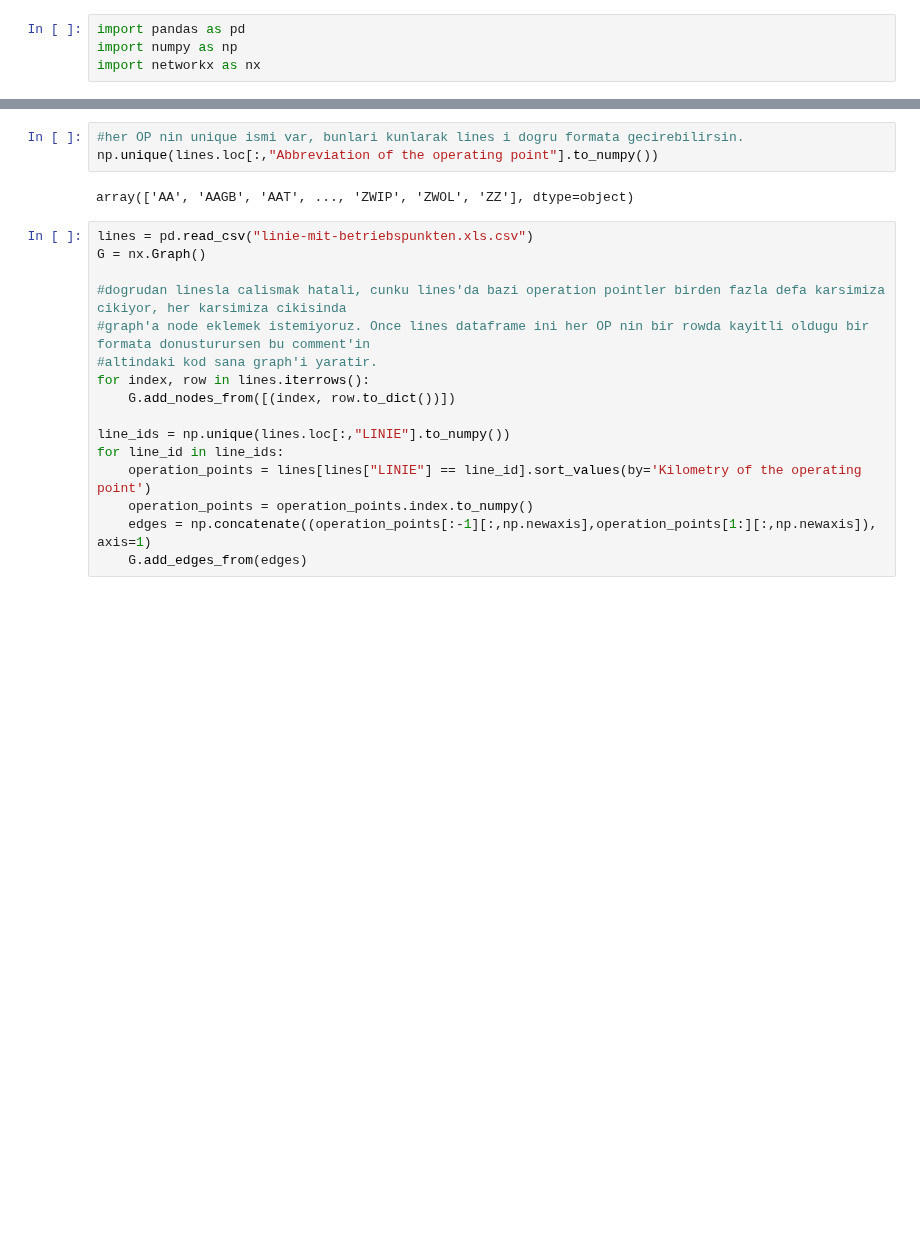
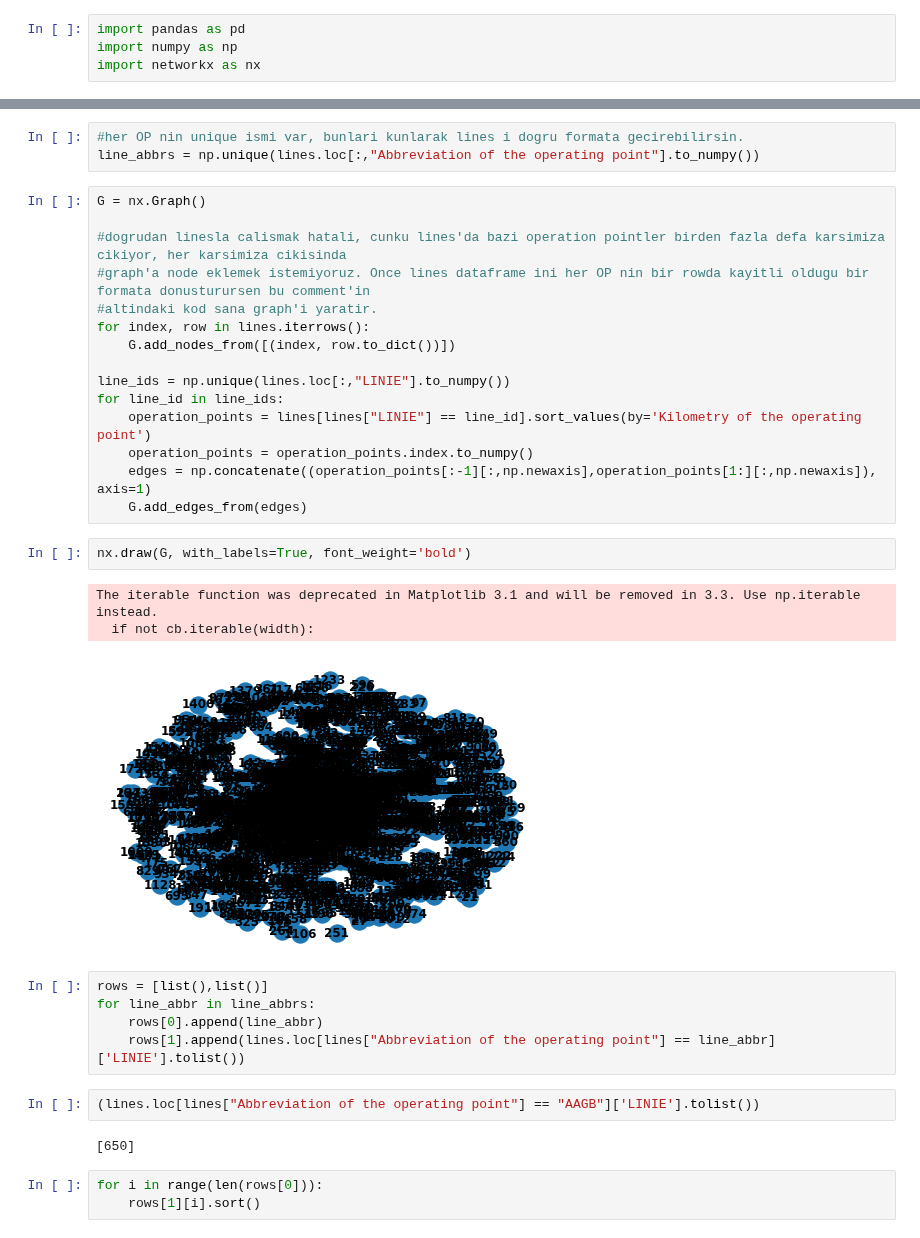
Before and after one commit to oalkayacd/polyhack2020, a Jupyter notebook: build_graph.ipynb, the cells around one changed output, grey strips where cells are left out. Cells and saved outputs as stored; diff of their text form; blank space fills up the shorter version.

Commit message:
added unique op to linie dataset

```diff
--- a/build_graph.ipynb
+++ b/build_graph.ipynb
@@ -5,10 +23,7 @@ import networkx as nx
 # %%
 #her OP nin unique ismi var, bunlari kunlarak lines i dogru formata gecirebilirsin.
-np.unique(lines.loc[:,"Abbreviation of the operating point"].to_numpy())
+line_abbrs = np.unique(lines.loc[:,"Abbreviation of the operating point"].to_numpy())
-# %% [output]
-array(['AA', 'AAGB', 'AAT', ..., 'ZWIP', 'ZWOL', 'ZZ'], dtype=object)
 # %%
-lines = pd.read_csv("linie-mit-betriebspunkten.xls.csv")
 G = nx.Graph()
 
 #dogrudan linesla calismak hatali, cunku lines'da bazi operation pointler birden fazla defa karsimiza cikiyor, her karsimiza cikisinda
@@ -23,3 +38,21 @@ for line_id in line_ids:
     operation_points = operation_points.index.to_numpy()
     edges = np.concatenate((operation_points[:-1][:,np.newaxis],operation_points[1:][:,np.newaxis]), axis=1)
     G.add_edges_from(edges)
+# %%
+nx.draw(G, with_labels=True, font_weight='bold')
+# %% [output]
+The iterable function was deprecated in Matplotlib 3.1 and will be removed in 3.3. Use np.iterable instead.
+  if not cb.iterable(width):
+[figure, added]
+# %%
+rows = [list(),list()]
+for line_abbr in line_abbrs:
+    rows[0].append(line_abbr)
+    rows[1].append(lines.loc[lines["Abbreviation of the operating point"] == line_abbr]['LINIE'].tolist())
+# %%
+(lines.loc[lines["Abbreviation of the operating point"] == "AAGB"]['LINIE'].tolist())
+# %% [output]
+[650]
+# %%
+for i in range(len(rows[0])):
+    rows[1][i].sort()
```
Also changed, not shown: parts of 3 cells of this notebook.
